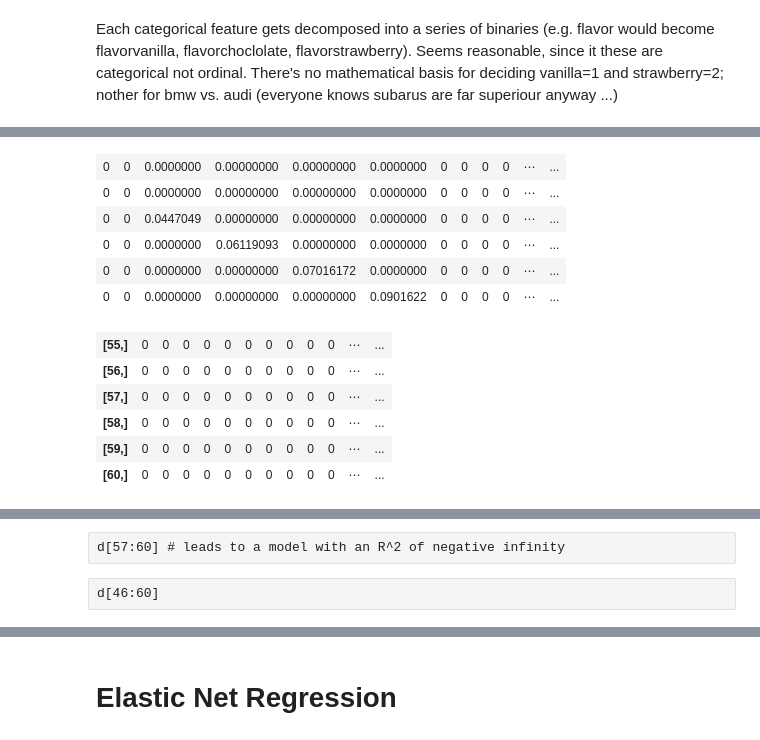
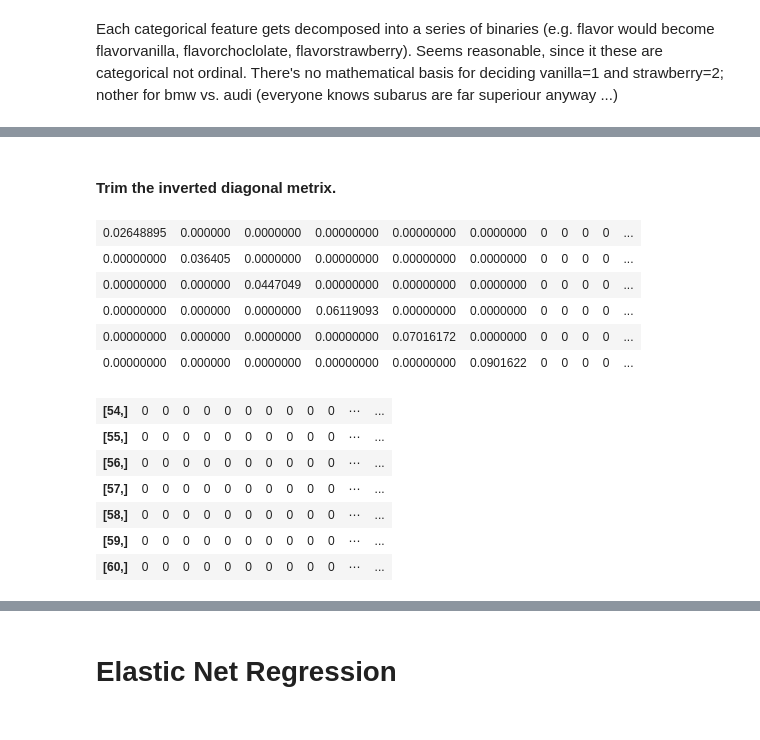
Before and after one commit to JingruWu10/UW_DataScience, a Jupyter notebook: Q2/HW07/HW07_Salemann_DRAFT.ipynb, the cells around one changed output, grey strips where cells are left out. Saved outputs shown, nothing was run; the diff lists cells and outputs as text; code cells hidden in the pictures.

```diff
--- a/Q2/HW07/HW07_Salemann_DRAFT.ipynb
+++ b/Q2/HW07/HW07_Salemann_DRAFT.ipynb
@@ -296,16 +270,0 @@ plot(log(d.trimmed))
-# %%
-# 0, 7 yields Adjusted R^2 = 0.128786667722319
-# 7, 7 yields Adjusted R^2 = 0.0609941101518992
-# 0, 3 yields Adjusted R^2 = 0.131106803707988
-# 0, 5 yields Adjusted R^2 = 0.129583004900282
-# 1, 3 yields Adjusted R^2 = 0.131106803707988
-# 3, 3 yields Adjusted R^2 = 0.118464443731079
-# 2, 3 yields Adjusted R^2 = 0.128492427365236
-
-# Looks like our best bit is to trim off the last three; maybe the first one.
-
-
-front.trim = 2
-end.trim = length(d) - 3
-d.trimmed.2 = d[front.trim:end.trim]
-plot(log(d.trimmed.2))
@@ -315,0 +273,5 @@ D = diag(1/svdM$d)
+# %%
+front.trim = 3
+end.trim = length(d) - 5
+d.trimmed.2 = d[front.trim:end.trim]
+plot(log(d.trimmed.2))
@@ -315,0 +315,5 @@ D = diag(1/svdM$d)
+# %%
+front.trim = 0
+end.trim = length(d) - 2
+d.trimmed.2 = d[front.trim:end.trim]
+plot(log(d.trimmed.2))
@@ -316,21 +322,22 @@ D = diag(1/svdM$d)
+# %% [markdown]
+#### Trim the inverted diagonal metrix.
 # %%
 D = diag(1/svdM$d)
-D[1:front.trim,1:front.trim] = 0.0
-
+# D[1:front.trim,1:front.trim] = 0.0
 
 last = length(d)
 D[end.trim:last,end.trim:last] = 0.0
 
 head(D)
-tail(D)
-D
+tail(D, 7)
 # %% [output]
-| 0 | 0 | 0.0000000 | 0.00000000 | 0.00000000 | 0.0000000 | 0 | 0 | 0 | 0 | ⋯ | ... |
-| 0 | 0 | 0.0000000 | 0.00000000 | 0.00000000 | 0.0000000 | 0 | 0 | 0 | 0 | ⋯ | ... |
-| 0 | 0 | 0.0447049 | 0.00000000 | 0.00000000 | 0.0000000 | 0 | 0 | 0 | 0 | ⋯ | ... |
-| 0 | 0 | 0.0000000 | 0.06119093 | 0.00000000 | 0.0000000 | 0 | 0 | 0 | 0 | ⋯ | ... |
-| 0 | 0 | 0.0000000 | 0.00000000 | 0.07016172 | 0.0000000 | 0 | 0 | 0 | 0 | ⋯ | ... |
-| 0 | 0 | 0.0000000 | 0.00000000 | 0.00000000 | 0.0901622 | 0 | 0 | 0 | 0 | ⋯ | ... |
+| 0.02648895 | 0.000000 | 0.0000000 | 0.00000000 | 0.00000000 | 0.0000000 | 0 | 0 | 0 | 0 | ... |
+| 0.00000000 | 0.036405 | 0.0000000 | 0.00000000 | 0.00000000 | 0.0000000 | 0 | 0 | 0 | 0 | ... |
+| 0.00000000 | 0.000000 | 0.0447049 | 0.00000000 | 0.00000000 | 0.0000000 | 0 | 0 | 0 | 0 | ... |
+| 0.00000000 | 0.000000 | 0.0000000 | 0.06119093 | 0.00000000 | 0.0000000 | 0 | 0 | 0 | 0 | ... |
+| 0.00000000 | 0.000000 | 0.0000000 | 0.00000000 | 0.07016172 | 0.0000000 | 0 | 0 | 0 | 0 | ... |
+| 0.00000000 | 0.000000 | 0.0000000 | 0.00000000 | 0.00000000 | 0.0901622 | 0 | 0 | 0 | 0 | ... |
+| [54,] | 0 | 0 | 0 | 0 | 0 | 0 | 0 | 0 | 0 | 0 | ⋯ | ... |
 | [55,] | 0 | 0 | 0 | 0 | 0 | 0 | 0 | 0 | 0 | 0 | ⋯ | ... |
 | [56,] | 0 | 0 | 0 | 0 | 0 | 0 | 0 | 0 | 0 | 0 | ⋯ | ... |
 | [57,] | 0 | 0 | 0 | 0 | 0 | 0 | 0 | 0 | 0 | 0 | ⋯ | ... |
@@ -356,4 +346,0 @@ D
-# %% [raw]
-d[57:60] # leads to a model with an R^2 of negative infinity
-# %% [raw]
-d[46:60]
```
Also changed, not shown: parts of 25 cells of this notebook.
